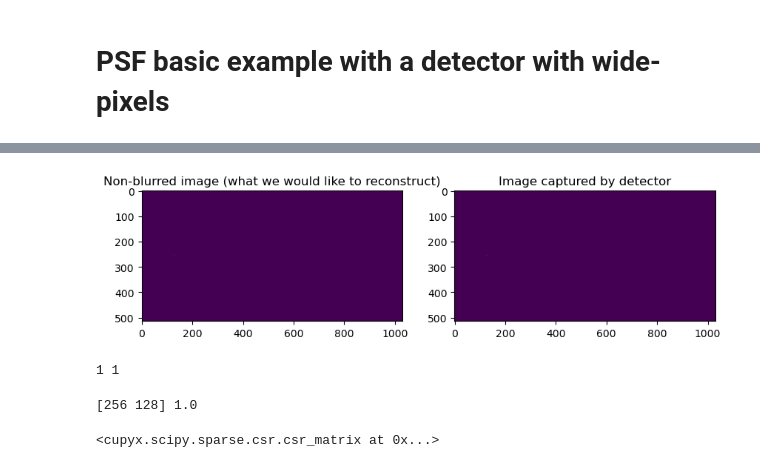
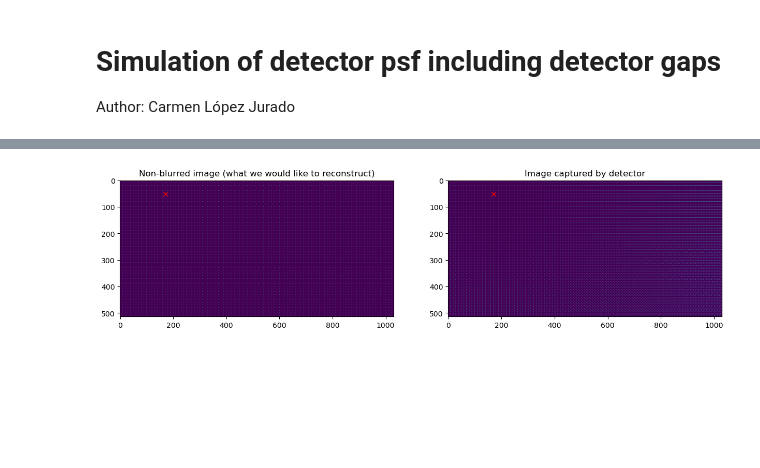
Before and after one commit to maxiv-science/xtrace, a Jupyter notebook: psf_experiments/4_psf_example_gaps.ipynb, the cells around one changed output, grey strips where cells are left out. Drawn from its saved outputs; the diff is of its cells as text; code cells hidden in the pictures; blank space fills up the shorter version.

Commit message:
adding notebook psf including gaps

```diff
--- a/psf_experiments/4_psf_example_gaps.ipynb
+++ b/psf_experiments/4_psf_example_gaps.ipynb
@@ -1,5 +1,7 @@
-# %% [markdown]
-# PSF basic example with a detector with wide-pixels
+# %% [markdown]
+# Simulation of detector psf including detector gaps
+
+Author: Carmen López Jurado
 # %%
 import sys
 sys.path.insert(0,'./..')
@@ -17,44 +19,48 @@ import lib.deconvolution as deconvolution
 import lib.utils as utils
 import lib.xtrace as xtrace
 
-#Square detector, 100x100 pixels
-detector_width = 1030
-detector_height = 514
+detector_scale = 512
 
-#PSF generation parameters
 config = {
     "detector": {
-         #pixel dimensions
-        "pixel_dims": np.array([1.0, 1.0, 3.0]),
-        #energy absorbtion rate of detector material:
-        "mu":  0.3
+            #number of (sub)modules per direction
+            "nmods":(2,4),
+            #number of pixels per module per direction
+            "npixmod": (256, 256),
+            #number of virtual pixels per gap
+            "nvirpixgap": 2,
+            #pixel dimensions, WHICH ARE THE UNITS?
+            "pixel_dims": (1.0, 1.0, 3.0),
+            #energy absorbtion rate of detector material:
+            "mu": 3.445930e-3
     },
-    #detector dimensions:
-    "dimensions": np.array([detector_height, detector_width]),
     #ray origin position relative to upper left corner of detector:
-    "ray_origin": np.array([256+0.5, detector_width//8+0.5, detector_width/3]),
+    "ray_origin": np.array([detector_scale/10, detector_scale/3, detector_scale/3])
 }
+config["detector"]["nvirpix"] = utils.nvirpix(config)
+nvirpix = config["detector"]["nvirpix"]
 
+#ray trace test with NO hardware
 #grid of rays that will hit the detector for estimating PSF
-ray_grid = utils.ray_grid(config["dimensions"])
+ray_grid = utils.ray_grid(config["detector"]["nvirpix"], 1)
 #sparse matrix encoding the spatially variant PSF
 G = xtrace.depth_spill_psf(config, *ray_grid)
 
 #construct example image
-img = np.zeros(config["dimensions"])
-img[256,detector_width//8] = 1
+img = np.zeros(nvirpix)
+#img[70:80,50:60] = 1
 #img[10:20, 70:80] = 1
-#img[::10,::10] = 1
+img[::10,::10] = 1
 
 #Apply the point spread function to our image
 distorted_img = (G.get()@img.flatten()).reshape(img.shape)
 
-fig, axs = plt.subplots(1, 2, figsize=(10,10))
+fig, axs = plt.subplots(1, 2, figsize=(15,15))
 axs[0].imshow(img)
 axs[0].set_title("Non-blurred image (what we would like to reconstruct)")
-#axs[0].plot(*config["ray_origin"][:2][::-1], 'rx')
+axs[0].plot(*config["ray_origin"][:2][::-1], 'rx')
 axs[1].imshow(distorted_img)
 axs[1].set_title("Image captured by detector")
-#axs[1].plot(*config["ray_origin"][:2][::-1], 'rx')
+axs[1].plot(*config["ray_origin"][:2][::-1], 'rx')
 plt.show()
 # %% [output]
@@ -62,14 +68 @@ WARNING:hdf5plugin:bshuf filter already loaded, skip it.
-[figure, old version]
+[figure, new version]
-# %%
-print(np.count_nonzero(img),np.count_nonzero(distorted_img))
-# %% [output]
-1 1
-# %%
-idx = np.argwhere(img)
-print( idx[0], img[idx[0][0],idx[0][1]]  )
-# %% [output]
-[256 128] 1.0
-# %%
-G
-# %% [output]
-<cupyx.scipy.sparse.csr.csr_matrix at 0x...>
```
Also changed, not shown: parts of 3 cells of this notebook.
